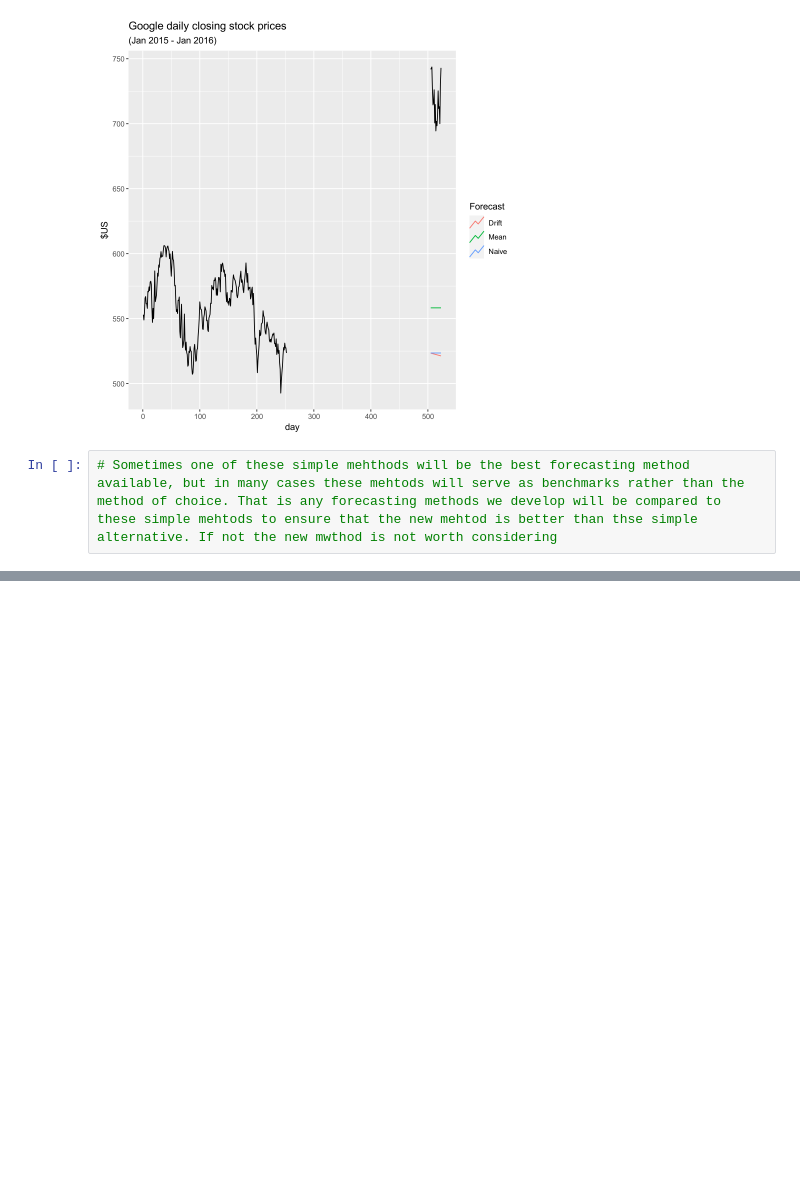
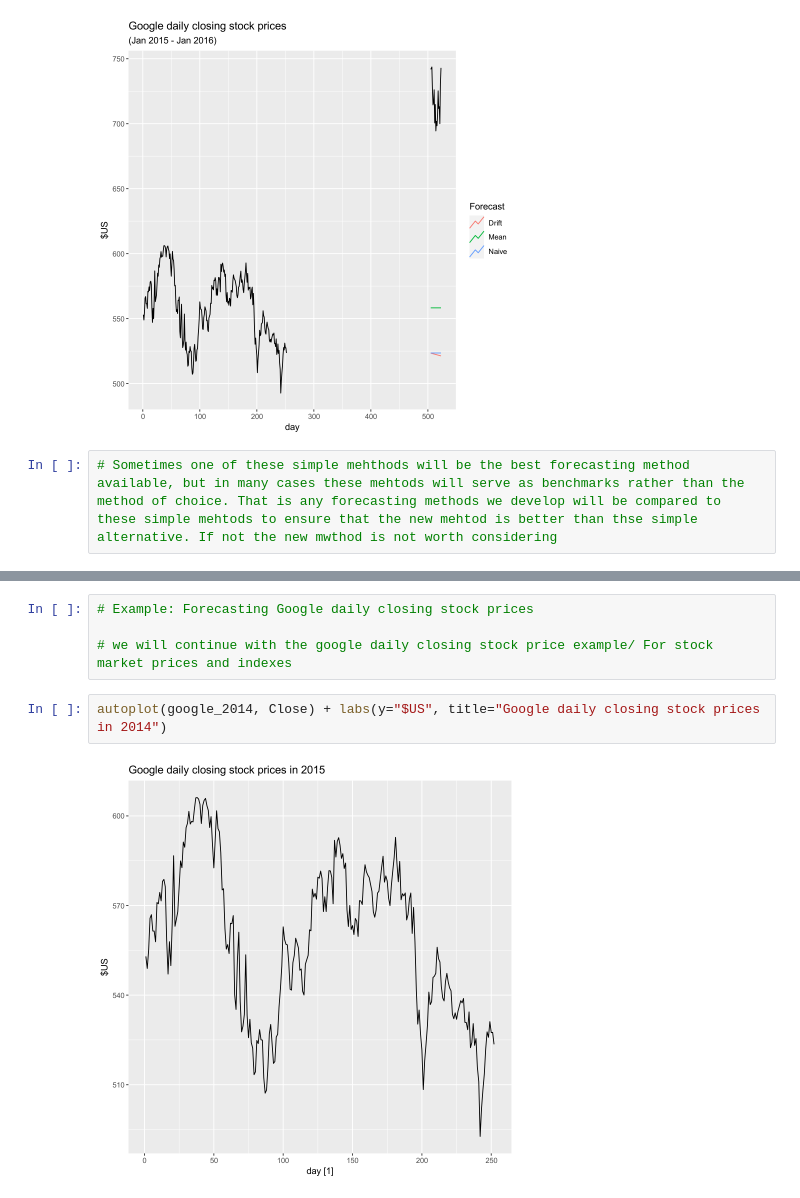
Before and after one commit to ARKA1112/Time_Series_R, a Jupyter notebook: OTEXTS_5.ipynb, the cells around one changed output, grey strips where cells are left out. Drawn from its saved outputs; the diff is of its cells as text; blank space fills up the shorter version.

```diff
--- a/OTEXTS_5.ipynb
+++ b/OTEXTS_5.ipynb
@@ -290,0 +359,8 @@ labs(y = "$US", title="Google daily closing stock prices", subtitle="(Jan 2015 -
+# %%
+# Example: Forecasting Google daily closing stock prices
+
+# we will continue with the google daily closing stock price example/ For stock market prices and indexes
+# %%
+autoplot(google_2014, Close) + labs(y="$US", title="Google daily closing stock prices in 2014")
+# %% [output]
+[figure, added]
```
Also changed, not shown: parts of 26 cells of this notebook.
